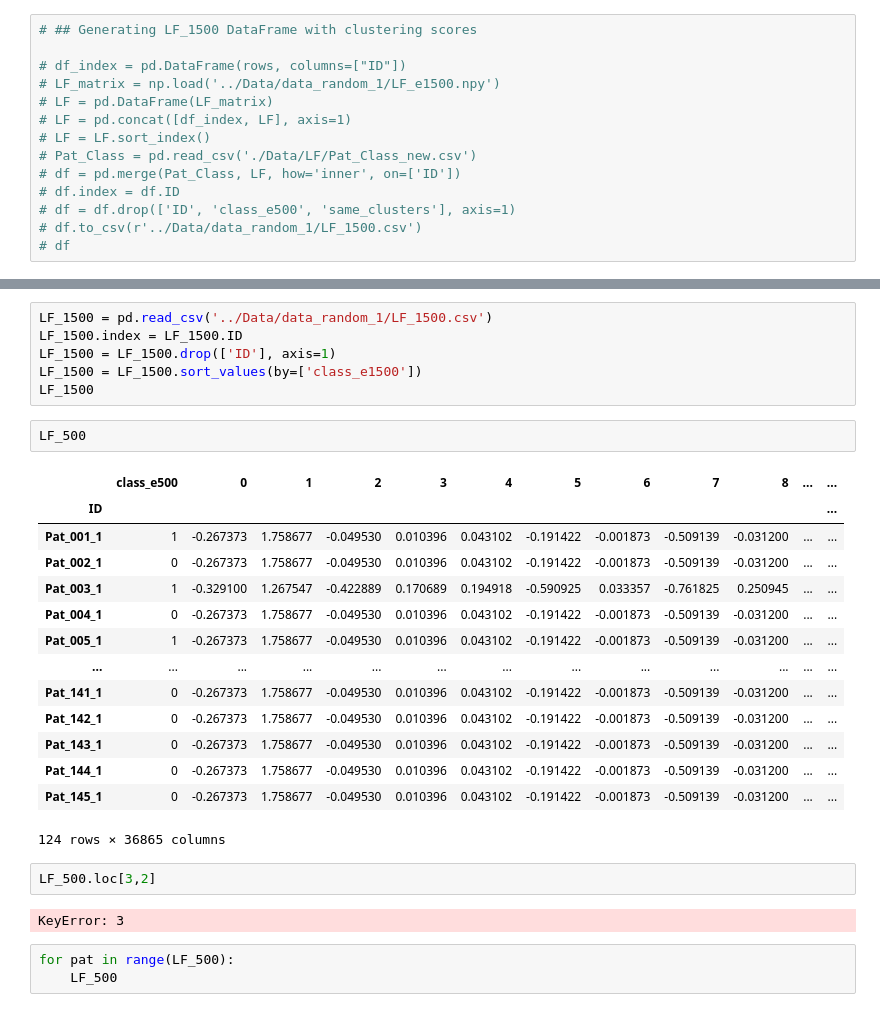
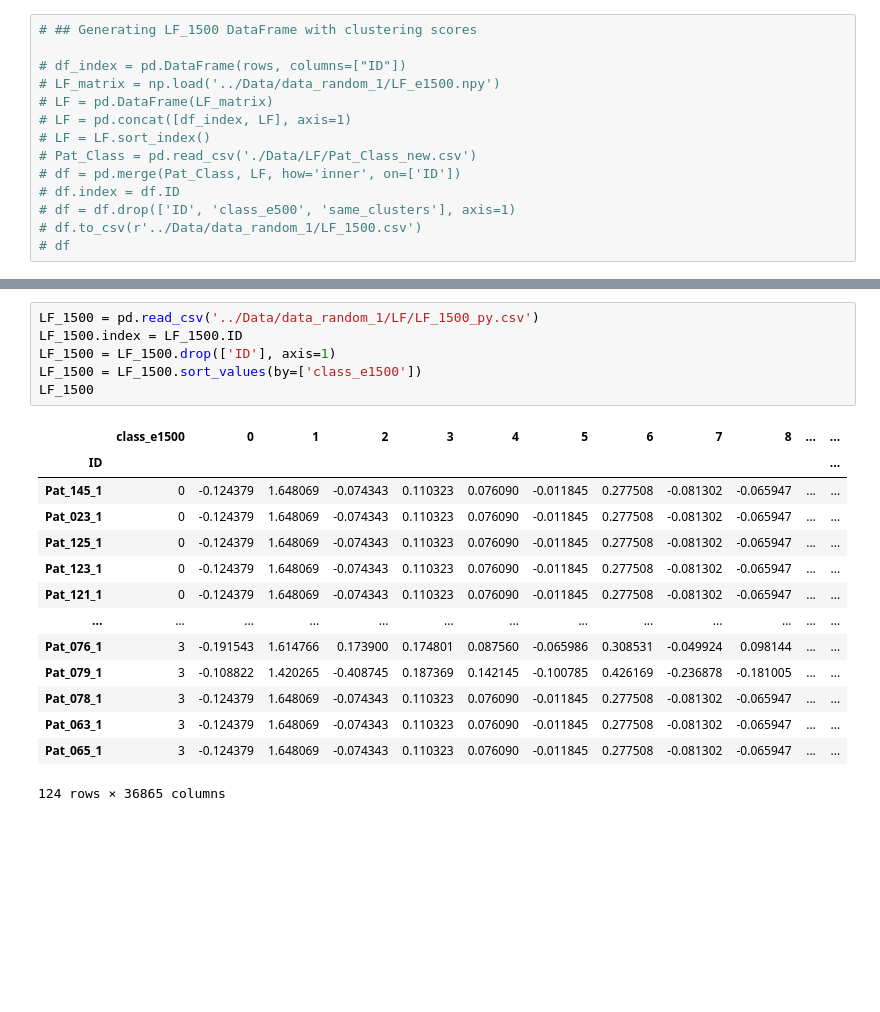
Before and after one commit to Hadi2468/DTI_Clustering, a Jupyter notebook: LF_36864.ipynb, the cells around one changed output, grey strips where cells are left out. Saved outputs shown, nothing was run; the diff lists cells and outputs as text; blank space fills up the shorter version.

```diff
--- a/LF_36864.ipynb
+++ b/LF_36864.ipynb
@@ -696,30 +707,21 @@ LF_500
 # %%
-LF_1500 = pd.read_csv('../Data/data_random_1/LF_1500.csv')
+LF_1500 = pd.read_csv('../Data/data_random_1/LF/LF_1500_py.csv')
 LF_1500.index = LF_1500.ID
 LF_1500 = LF_1500.drop(['ID'], axis=1)
 LF_1500 = LF_1500.sort_values(by=['class_e1500'])
 LF_1500
+# %% [output]
+|  | class_e1500 | 0 | 1 | 2 | 3 | 4 | 5 | 6 | 7 | 8 | ... | ... |
+| ID |  |  |  |  |  |  |  |  |  |  |  | ... |
+| Pat_145_1 | 0 | -0.124379 | 1.648069 | -0.074343 | 0.110323 | 0.076090 | -0.011845 | 0.277508 | -0.081302 | -0.065947 | ... | ... |
+| Pat_023_1 | 0 | -0.124379 | 1.648069 | -0.074343 | 0.110323 | 0.076090 | -0.011845 | 0.277508 | -0.081302 | -0.065947 | ... | ... |
+| Pat_125_1 | 0 | -0.124379 | 1.648069 | -0.074343 | 0.110323 | 0.076090 | -0.011845 | 0.277508 | -0.081302 | -0.065947 | ... | ... |
+| Pat_123_1 | 0 | -0.124379 | 1.648069 | -0.074343 | 0.110323 | 0.076090 | -0.011845 | 0.277508 | -0.081302 | -0.065947 | ... | ... |
+| Pat_121_1 | 0 | -0.124379 | 1.648069 | -0.074343 | 0.110323 | 0.076090 | -0.011845 | 0.277508 | -0.081302 | -0.065947 | ... | ... |
+| ... | ... | ... | ... | ... | ... | ... | ... | ... | ... | ... | ... | ... |
+| Pat_076_1 | 3 | -0.191543 | 1.614766 | 0.173900 | 0.174801 | 0.087560 | -0.065986 | 0.308531 | -0.049924 | 0.098144 | ... | ... |
+| Pat_079_1 | 3 | -0.108822 | 1.420265 | -0.408745 | 0.187369 | 0.142145 | -0.100785 | 0.426169 | -0.236878 | -0.181005 | ... | ... |
+| Pat_078_1 | 3 | -0.124379 | 1.648069 | -0.074343 | 0.110323 | 0.076090 | -0.011845 | 0.277508 | -0.081302 | -0.065947 | ... | ... |
+| Pat_063_1 | 3 | -0.124379 | 1.648069 | -0.074343 | 0.110323 | 0.076090 | -0.011845 | 0.277508 | -0.081302 | -0.065947 | ... | ... |
+| Pat_065_1 | 3 | -0.124379 | 1.648069 | -0.074343 | 0.110323 | 0.076090 | -0.011845 | 0.277508 | -0.081302 | -0.065947 | ... | ... |
+124 rows × 36865 columns
-# %%
-LF_500
-# %% [output]
-|  | class_e500 | 0 | 1 | 2 | 3 | 4 | 5 | 6 | 7 | 8 | ... | ... |
-| ID |  |  |  |  |  |  |  |  |  |  |  | ... |
-| Pat_001_1 | 1 | -0.267373 | 1.758677 | -0.049530 | 0.010396 | 0.043102 | -0.191422 | -0.001873 | -0.509139 | -0.031200 | ... | ... |
-| Pat_002_1 | 0 | -0.267373 | 1.758677 | -0.049530 | 0.010396 | 0.043102 | -0.191422 | -0.001873 | -0.509139 | -0.031200 | ... | ... |
-| Pat_003_1 | 1 | -0.329100 | 1.267547 | -0.422889 | 0.170689 | 0.194918 | -0.590925 | 0.033357 | -0.761825 | 0.250945 | ... | ... |
-| Pat_004_1 | 0 | -0.267373 | 1.758677 | -0.049530 | 0.010396 | 0.043102 | -0.191422 | -0.001873 | -0.509139 | -0.031200 | ... | ... |
-| Pat_005_1 | 1 | -0.267373 | 1.758677 | -0.049530 | 0.010396 | 0.043102 | -0.191422 | -0.001873 | -0.509139 | -0.031200 | ... | ... |
-| ... | ... | ... | ... | ... | ... | ... | ... | ... | ... | ... | ... | ... |
-| Pat_141_1 | 0 | -0.267373 | 1.758677 | -0.049530 | 0.010396 | 0.043102 | -0.191422 | -0.001873 | -0.509139 | -0.031200 | ... | ... |
-| Pat_142_1 | 0 | -0.267373 | 1.758677 | -0.049530 | 0.010396 | 0.043102 | -0.191422 | -0.001873 | -0.509139 | -0.031200 | ... | ... |
-| Pat_143_1 | 0 | -0.267373 | 1.758677 | -0.049530 | 0.010396 | 0.043102 | -0.191422 | -0.001873 | -0.509139 | -0.031200 | ... | ... |
-| Pat_144_1 | 0 | -0.267373 | 1.758677 | -0.049530 | 0.010396 | 0.043102 | -0.191422 | -0.001873 | -0.509139 | -0.031200 | ... | ... |
-| Pat_145_1 | 0 | -0.267373 | 1.758677 | -0.049530 | 0.010396 | 0.043102 | -0.191422 | -0.001873 | -0.509139 | -0.031200 | ... | ... |
-124 rows × 36865 columns
-# %%
-LF_500.loc[3,2]
-# %% [output]
-KeyError: 3
-# %%
-for pat in range(LF_500):
-    LF_500
```
Also changed, not shown: parts of 10 cells of this notebook.
